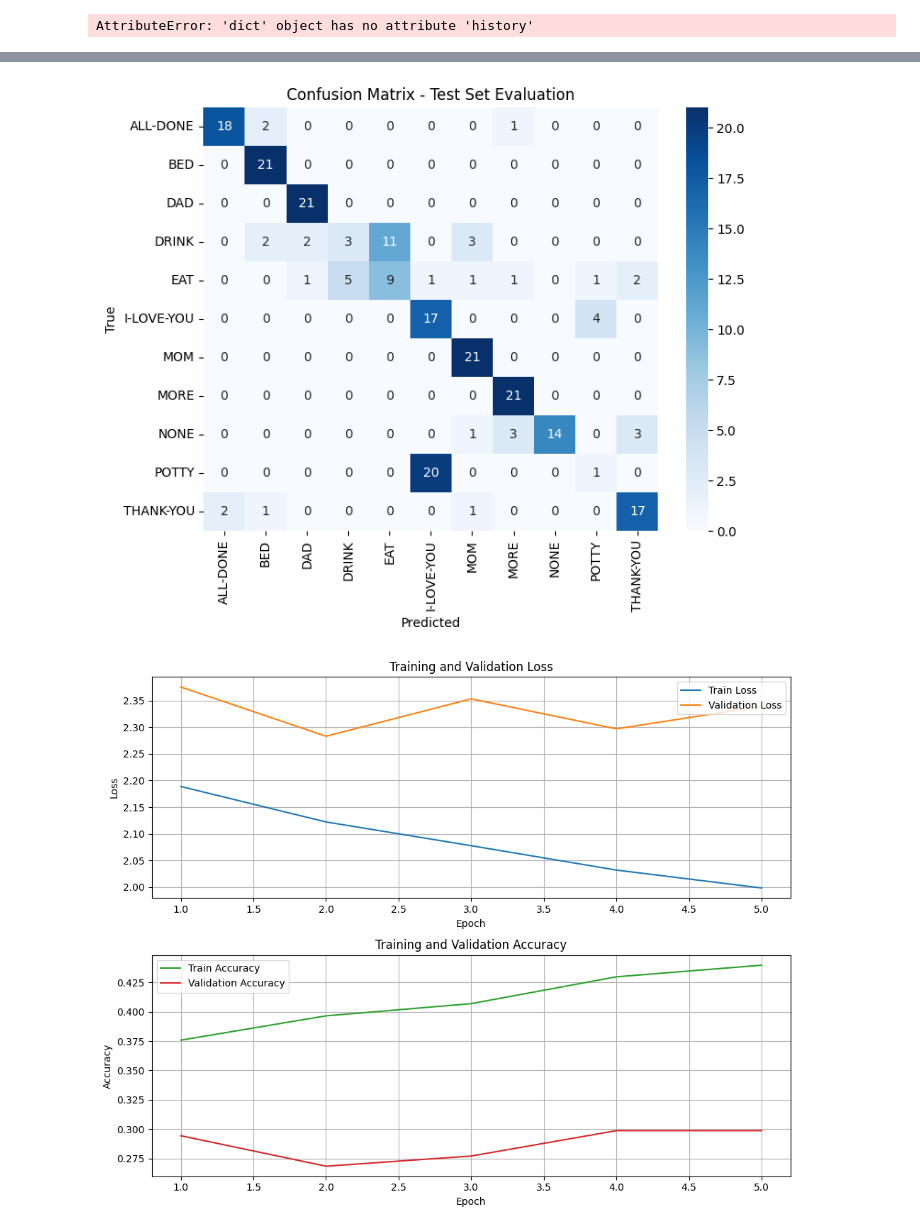
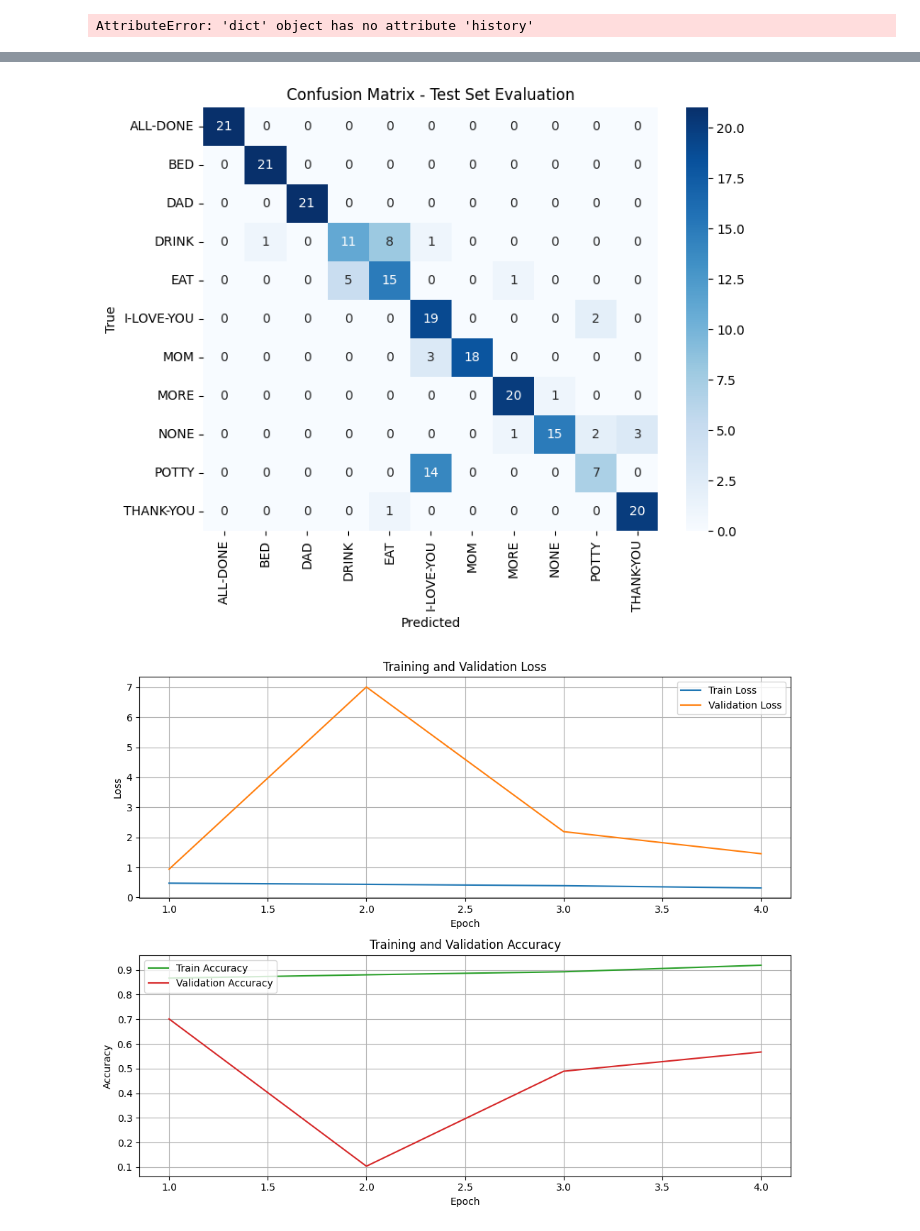
Before and after one commit to D3rrickLa/machine_learning_tfnmp, a Jupyter notebook: model/CNN_LSTM/v3/cnn_lstm_v3.ipynb, the cells around one changed output, grey strips where cells are left out. Saved outputs shown, nothing was run; the diff lists cells and outputs as text; code cells hidden in the pictures.

Commit message:
inital commit of the day - new models

```diff
--- a/model/CNN_LSTM/v3/cnn_lstm_v3.ipynb
+++ b/model/CNN_LSTM/v3/cnn_lstm_v3.ipynb
@@ -207,35 +210,34 @@ model = Sequential([
     # They are a 2D shape, not the 1D it is expecting
     InputLayer(shape=(sequence_length, X_train_sequences.shape[2])),
 
-    Conv1D(170, 3, activation="relu6", kernel_regularizer=L1L2(1e-5, 1e-3)),
+    Conv1D(170, 3, activation="leaky_relu", kernel_regularizer=L1L2(1e-7, 1e-3)),
     BatchNormalization(),
     MaxPooling1D(2),
 
-    Conv1D(340, 3, activation="tanh"),
+    Conv1D(340, 3, activation="leaky_relu"),
     MaxPooling1D(2),
-    Dropout(0.055),
+    Dropout(0.1),
 
     Conv1D(680, 3, activation="tanh"),
-    Dropout(0.1),
 
     Bidirectional(GRU(128, kernel_regularizer=L2(1e-4))),
     BatchNormalization(),
-    Activation("relu6"),
-    Dropout(0.5),
+    Activation("leaky_relu"),
+    Dropout(0.35),
 
     Dense(96),
     BatchNormalization(),
 
     Dense(64, kernel_regularizer=L2(1e-4)),
     Activation("tanh"),
-    Dropout(0.2),
+    Dropout(0.25),
 
-    Dense(len(class_labels), activation='softmax', kernel_regularizer=L1L2(1e-5, 1e-6),  bias_regularizer=L2(1e-5))
+    Dense(len(class_labels), activation='softmax', kernel_regularizer=L1L2(1e-7, 1e-6),  bias_regularizer=L2(1e-6))
 ])
 
-model.compile(optimizer=Adam(learning_rate=1.0e-4, weight_decay=1e-7, clipnorm=1.0), loss='categorical_crossentropy', metrics=['accuracy'])
+model.compile(optimizer=AdamW(learning_rate=1.0e-4, weight_decay=1e-5, clipnorm=1.0), loss='categorical_crossentropy', metrics=['accuracy'])
 
-reduce_lr = ReduceLROnPlateau(monitor='val_loss', factor=0.45, patience=2, min_lr=1e-10)
+reduce_lr = ReduceLROnPlateau(monitor='val_loss', factor=0.35, patience=2, min_lr=1e-10)
 early_stopping = EarlyStopping(monitor='val_loss', patience=5, restore_best_weights=True)
 custom_early_stopping = CustomEarlyStopping(patience=15, threshold=0.15)
 history = model.fit(
@@ -482,36 +484,39 @@ def build_model(hp: kt.HyperParameters):
     model = Sequential([
         # NOTE: if we where to just run this as is, we will get an error because of our Y datasets
         # They are a 2D shape, not the 1D it is expecting
-        InputLayer(shape=(sequence_length, 1666)),
+        InputLayer(shape=(sequence_length, X_train_sequences.shape[2])),
 
         Conv1D(filters=hp.Int("units_1", min_value=1, max_value=512), kernel_size= hp.Int("k_size_1", 1, 3), activation=hp.Choice("activation_1", activation_list),
            kernel_regularizer=regularizer_1),
-        Activation(activation=hp.Choice("activation_1", activation_list)),
         BatchNormalization(),
+        # Activation(activation=hp.Choice("activation_1", activation_list)),
         MaxPooling1D(pool_size=hp.Int("p_size_1", min_value=1, max_value=2)),
-        Dropout(hp.Float("drop_1", min_value=0.01, max_value=0.9)),
+        # Dropout(hp.Float("drop_1", min_value=0.01, max_value=0.9)),
 
         Conv1D(filters=hp.Int("units_2", min_value=1, max_value=512), kernel_size=hp.Int("k_size_2", 1, 3), activation=hp.Choice("activation_2", activation_list)),
-        LayerNormalization(),
+        # LayerNormalization(),
         Activation(activation=hp.Choice("activation_2", activation_list)),
         MaxPooling1D(pool_size=hp.Int("p_size_2", min_value=1, max_value=2)),
+        # BatchNormalization(),
+        Dropout(hp.Float("drop_2", min_value=0.01, max_value=0.9)),
+
+        Conv1D(filters=hp.Int("units_3", min_value=1, max_value=1024), kernel_size=hp.Int("k_size_4", 1, 3)),
+        # Activation(activation=hp.Choice("activation_3", activation_list)),
+        # MaxPooling1D(pool_size=hp.Int("p_size_3", min_value=1, max_value=2)),
+        Dropout(hp.Float("drop_3", min_value=0.01, max_value=0.9)),
+
+
+        Bidirectional(GRU(units=hp.Int("units7", min_value=24, max_value=512, step=32), kernel_regularizer=regularizer_4)),
         BatchNormalization(),
-
-        Conv1D(filters=hp.Int("units_3", min_value=1, max_value=512), kernel_size=hp.Int("k_size_4", 1, 3)),
-        Activation(activation=hp.Choice("activation_3", activation_list)),
-        MaxPooling1D(pool_size=hp.Int("p_size_3", min_value=1, max_value=2)),
-
-        Bidirectional(GRU(units=hp.Int("units7", min_value=24, max_value=512, step=32), return_sequences=True, kernel_regularizer=regularizer_4)),
-        LayerNormalization(),
         Activation(activation=hp.Choice("activation_4", activation_list)),
         Dropout(hp.Float("drop_4", min_value=0.01, max_value=0.9)),
 
-        GlobalMaxPooling1D(),
+        # GlobalMaxPooling1D(),
 
-        Dense(hp.Int("units_5", min_value=1, max_value=1024), kernel_regularizer=L2(hp.Float("l2_5", min_value=1e-6, max_value=1e-3, sampling="log"))),
-        BatchNormalization(),
-        Activation(activation=hp.Choice("activation_5", activation_list)),
-        Dropout(hp.Float("drop_5", min_value=0.01, max_value=0.9)),
+        # Dense(hp.Int("units_5", min_value=1, max_value=1024), kernel_regularizer=L2(hp.Float("l2_5", min_value=1e-6, max_value=1e-3, sampling="log"))),
+        # BatchNormalization(),
+        # Activation(activation=hp.Choice("activation_5", activation_list)),
+        # Dropout(hp.Float("drop_5", min_value=0.01, max_value=0.9)),
 
         Dense(hp.Int("units_6", min_value=1, max_value=1024), kernel_regularizer=L2(hp.Float("l2_6", min_value=1e-6, max_value=1e-3, sampling="log"))),
         BatchNormalization(),
@@ -521,9 +526,9 @@ def build_model(hp: kt.HyperParameters):
         Activation(activation=hp.Choice("activation_7", activation_list)),
         Dropout(hp.Float("drop_7", min_value=0.01, max_value=0.9)),
 
-        Activation(activation=hp.Choice("activation_8", activation_list)),
-        Dropout(hp.Float("drop_8", min_value=0.01, max_value=0.9)),
-        Dense(len(class_labels), activation='softmax', kernel_regularizer=L2(hp.Float("l2_8", min_value=1e-6, max_value=1e-3, sampling="log")))
+        # Activation(activation=hp.Choice("activation_8", activation_list)),
+        # Dropout(hp.Float("drop_8", min_value=0.01, max_value=0.9)),
+        Dense(len(class_labels), activation='softmax', kernel_regularizer=L1L2(hp.Float("l1_4", min_value=1e-6, max_value=1e-3, sampling="log"), hp.Float("l2_4", min_value=1e-6, max_value=1e-3, sampling="log")))
     ])
 
     model.compile(optimizer=Nadam(learning_rate=hp.Choice("learning_rate", values=[1e-2, 1e-3, 1e-4, 1e-5]), weight_decay=1e-7, clipnorm=1.0), loss='categorical_crossentropy', metrics=['accuracy'])
@@ -588,2 +591,2 @@ Test Accuracy: 0.2554112672805786
-[figure, old version]
+[figure, new version]
-[figure, old version]
+[figure, new version]
```
Also changed, not shown: parts of 6 cells of this notebook, 9 other files.
